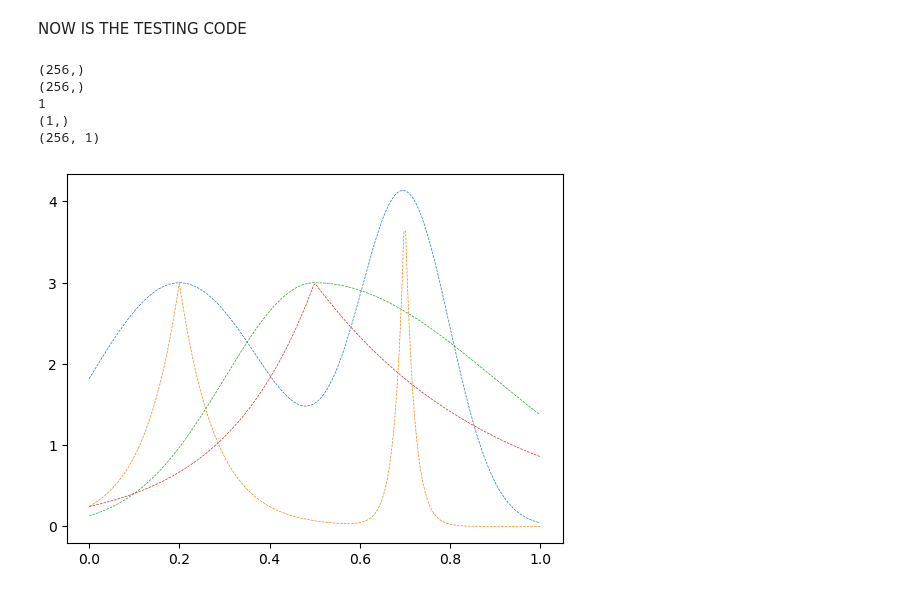
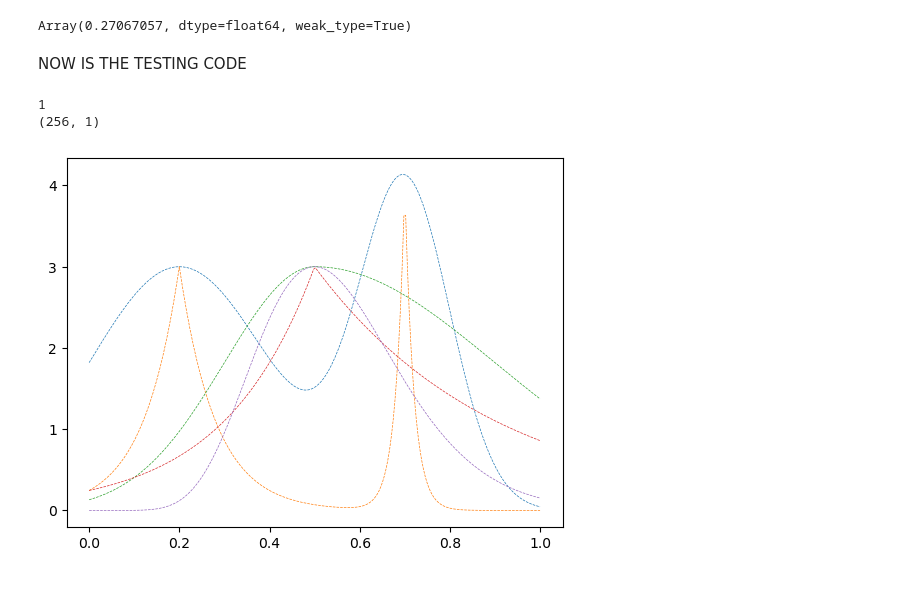
Before and after one commit to Gaurav17Joshi/ProofOfConcept, a Jupyter notebook: Trial_Qpo_tool/GP.ipynb, the cells around one changed output. Saved outputs shown, nothing was run; the diff lists cells and outputs as text; code cells hidden in the pictures.

```diff
--- a/Trial_Qpo_tool/GP.ipynb
+++ b/Trial_Qpo_tool/GP.ipynb
@@ -87,6 +80,8 @@ def get_mean(mean_type, mean_params):
         mean = functools.partial(_skew_gaussian, mean_params=mean_params)
     elif mean_type == "skew_exponential":
         mean = functools.partial(_skew_exponential, mean_params=mean_params)
+    elif mean_type == "fred":
+        mean = functools.partial(_fred, mean_params=mean_params)
     return mean
 
 
@@ -113,10 +108,10 @@ def _gaussian(t, mean_params):
     t0 = jnp.atleast_1d(mean_params["t0"])[:,jnp.newaxis]
     sig = jnp.atleast_1d(mean_params["sig"])[:,jnp.newaxis]
 
-    print((jnp.sum (A * jnp.exp(
-        -((t - t0) ** 2) / (2 * (sig ** 2))
-    )
-    , axis=0)).shape )
+    # print((jnp.sum (A * jnp.exp(
+    #     -((t - t0) ** 2) / (2 * (sig ** 2))
+    # )
+    # , axis=0)).shape )
 
     return jnp.sum (A * jnp.exp(
         -((t - t0) ** 2) / (2 * (sig ** 2))
@@ -222,6 +217,29 @@ def _skew_exponential(t, mean_params):
         jnp.exp(-(t - mean_params["t0"]) / mean_params["sig2"]),
         jnp.exp((t - mean_params["t0"]) / mean_params["sig1"]),
     )
+
+def _fred(t, mean_params):
+    """A fast rise exponential decay (FRED) flare shape.
+
+    Parameters
+    ----------
+    t:  jnp.ndarray
+        The time coordinates.
+    A:  jnp.int
+        Amplitude of the flare.
+    t0:
+        The location of the maximum.
+    phi:
+        Symmetry parameter of the flare.
+    delta:
+        Offset parameter of the flare.
+
+    Returns
+    -------
+    The y values for exponential flare.
+    """
+    return mean_params["A"] * jnp.exp(-mean_params["phi"] * ((t + mean_params["delta"])/mean_params["t0"] +
+                                                             mean_params["t0"]/(t + mean_params["delta"])))*jnp.exp(2*mean_params["phi"])
 
 
 class GP:
@@ -338,5 +356,9 @@ class GP:
         ax.set_xlabel("time")
         ax.set_ylabel("counts")
         ax.legend(loc="best")
+# %%
+2*jnp.exp(-2)
+# %% [output]
+Array(0.27067057, dtype=float64, weak_type=True)
 # %%
 from jaxns.special_priors import ForcedIdentifiability
@@ -821,37 +800,38 @@ NOW IS THE TESTING CODE
 # %%
 Times = np.linspace(0,1,256)
 
 gaussian_mean = get_mean(mean_type = "gaussian",
                     # mean_params = {"A" : 3, "t0" : 0.5, "sig" : 0.2})
                     mean_params = {"A" : jnp.array([3.0, 4.0]), "t0" : jnp.array([0.2, 0.7]), "sig" : jnp.array([0.2, 0.1]) })
 
 exponential_mean = get_mean(mean_type = "exponential",
                     # mean_params = {"A" : 3, "t0" : 0.5, "sig" : 0.2})
                     mean_params = {"A" : (3.0, 4.0), "t0" : jnp.array([0.2, 0.7]), "sig" : jnp.array([0.2, 0.1]) })
 
 skew_gaussian_mean= get_mean(mean_type = "skew_gaussian",
                              mean_params = {"A" : 3,    "t0" : 0.5,    "sig1" : 0.2,    "sig2" : 0.4})
 # skew_gaussian_mean2= get_mean(mean_type = "skew_gaussian",
 #                              mean_params = {"A" : 3, "t0" : jnp.array([0.2, 0.7]), "sig1" : jnp.array([0.2,0.3]), "sig2" : jnp.array([0.2,0.1]) })
 skew_exp_mean= get_mean(mean_type = "skew_exponential",
                              mean_params = {"A" : 3,    "t0" : 0.5,    "sig1" : 0.2,    "sig2" : 0.4})
 
+fred_mean = get_mean(mean_type = "fred",
+                                mean_params = {"A" : 3,    "t0" : 0.7,    "phi" : 10,    "delta" : 0.2})
+
 plt.plot(Times, gaussian_mean(Times), lw=0.5, ls = "--", label = "gaussian")
 plt.plot(Times, exponential_mean(Times), lw=0.5, ls = "--", label = "exponential")
 plt.plot(Times, skew_gaussian_mean(Times), lw=0.5, ls = "--", label = "skew_gaussian")
 # plt.plot(Times, skew_gaussian_mean2(Times), lw=0.5, ls = "--", label = "skew_gaussian2")
 plt.plot(Times, skew_exp_mean(Times), lw=0.5, ls = "--", label = "skew_exp")
+plt.plot(Times, fred_mean(Times), lw=0.5, ls = "--", label = "fred")
 
 print(gaussian_mean(Times).ndim)
 print((jax.vmap(gaussian_mean)(Times)).shape)
 # Also try multi-mean model
 # %% [output]
-(256,)
-(256,)
 1
-(1,)
 (256, 1)
-[figure, old version]
+[figure, new version]
 # %%
 import tinygp
 
```
Also changed, not shown: parts of 6 cells of this notebook, 3 other files.
